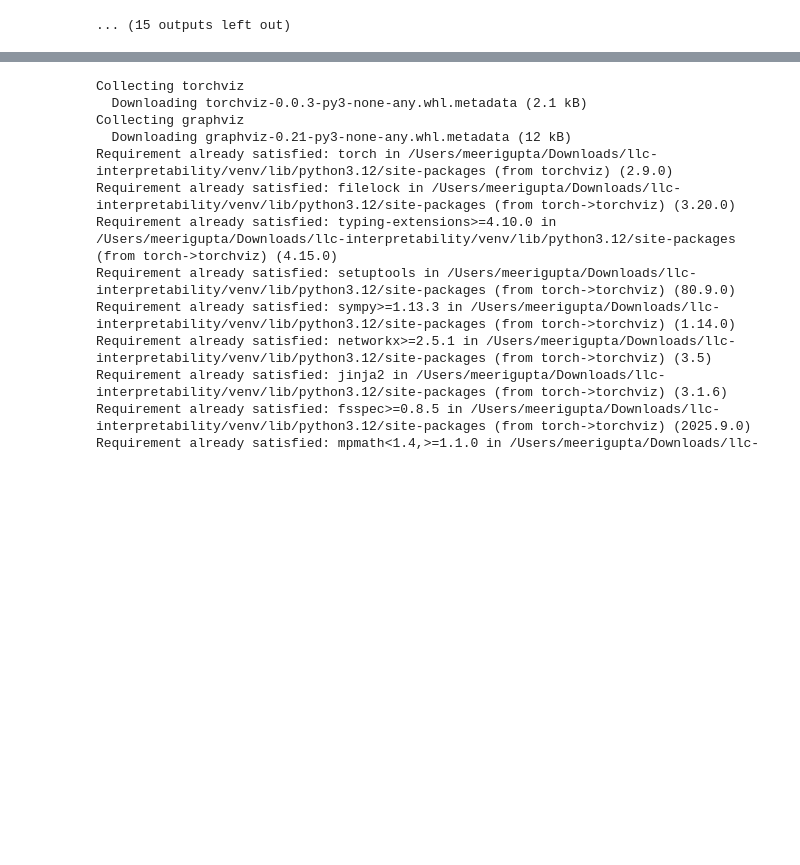
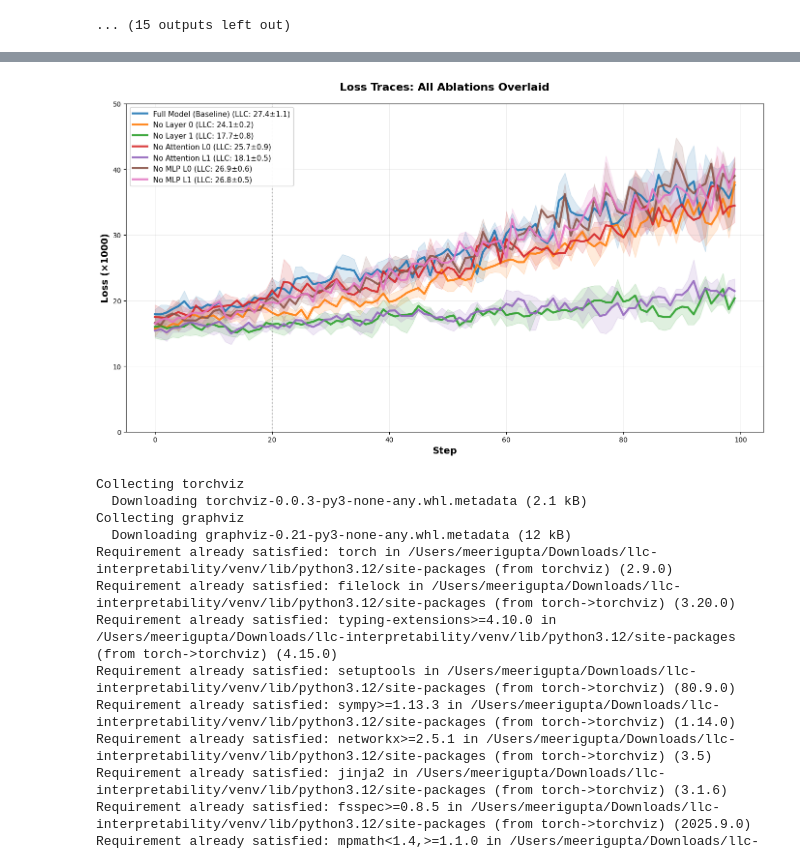
Before and after one commit to leo-du-03/llc-interpretability, a Jupyter notebook: llc_estim/llc_fractok.ipynb, the cells around one changed output, grey strips where cells are left out. Cells and saved outputs as stored; diff of their text form; code cells hidden in the pictures; blank space fills up the shorter version.

```diff
--- a/llc_estim/llc_fractok.ipynb
+++ b/llc_estim/llc_fractok.ipynb
@@ -456,0 +759,91 @@ LLC = 26.5032
+# %%
+# uses existing all_ablation_traces data
+
+import matplotlib.pyplot as plt
+import numpy as np
+
+# Define distinct colors for each ablation
+ablation_colors = {
+    'full_model': '#1f77b4',      # Blue
+    'no_layer_0': '#ff7f0e',      # Orange
+    'no_layer_1': '#2ca02c',      # Green
+    'no_attn_L0': '#d62728',      # Red
+    'no_attn_L1': '#9467bd',      # Purple
+    'no_mlp_L0': '#8c564b',       # Brown
+    'no_mlp_L1': '#e377c2',       # Pink
+}
+
+ablation_labels = {
+    'full_model': 'Full Model (Baseline)',
+    'no_layer_0': 'No Layer 0',
+    'no_layer_1': 'No Layer 1',
+    'no_attn_L0': 'No Attention L0',
+    'no_attn_L1': 'No Attention L1',
+    'no_mlp_L0': 'No MLP L0',
+    'no_mlp_L1': 'No MLP L1',
+}
+
+# Create single overlay plot
+fig, ax = plt.subplots(figsize=(14, 8))
+
+# Plot all ablations
+for ablation_name, data in all_ablation_traces.items():
+    if len(data['traces']) == 0:
+        continue
+
+    traces = data['traces']
+    llcs = data['llcs']
+    color = ablation_colors.get(ablation_name, 'gray')
+
+    # Calculate mean and std across all trials
+    all_means = []
+    for trace in traces:
+        mean_trace = trace.mean(axis=0)  # Mean across chains
+        all_means.append(mean_trace)
+
+    if len(all_means) > 0:
+        # Stack all trial means
+        all_means = np.stack(all_means)
+
+        # Mean across trials
+        grand_mean = all_means.mean(axis=0)
+
+        # Std across trials (for confidence band)
+        grand_std = all_means.std(axis=0)
+
+        # Get LLC info
+        llc_mean = np.mean(llcs)
+        llc_std = np.std(llcs)
+
+        # Create label with LLC
+        label = f"{ablation_labels.get(ablation_name, ablation_name)} (LLC: {llc_mean:.1f}±{llc_std:.1f})"
+
+        # Plot mean line
+        ax.plot(grand_mean,
+               linewidth=3,
+               color=color,
+               alpha=0.9,
+               label=label)
+
+        # Add confidence band
+        ax.fill_between(range(len(grand_mean)),
+                        grand_mean - grand_std,
+                        grand_mean + grand_std,
+                        color=color,
+                        alpha=0.15)
+
+ax.set_xlabel('Step', fontsize=14, weight='bold')
+ax.set_ylabel('Loss (×1000)', fontsize=14, weight='bold')
+ax.set_title('Loss Traces: All Ablations Overlaid', fontsize=16, weight='bold', pad=20)
+ax.legend(fontsize=11, loc='upper left', framealpha=0.95)
+ax.grid(True, alpha=0.3, linewidth=0.5)
+ax.set_ylim(0, 50)  # Fixed y-axis from 0 to 50
+
+# Add vertical line at burnin
+ax.axvline(x=20, color='gray', linestyle=':', alpha=0.5, linewidth=2)
+
+plt.tight_layout()
+plt.savefig('ablation_overlay_all.png', dpi=300, bbox_inches='tight')
+print("✓ Saved: ablation_overlay_all.png")
+plt.show()
+# %% [output]
@@ -457,3 +851,4 @@ LLC = 26.5032
+[figure, added]
 # %%
 %pip install torchviz graphviz
 # %% [output]
```
Also changed, not shown: parts of 2 cells of this notebook, 7 other files.
